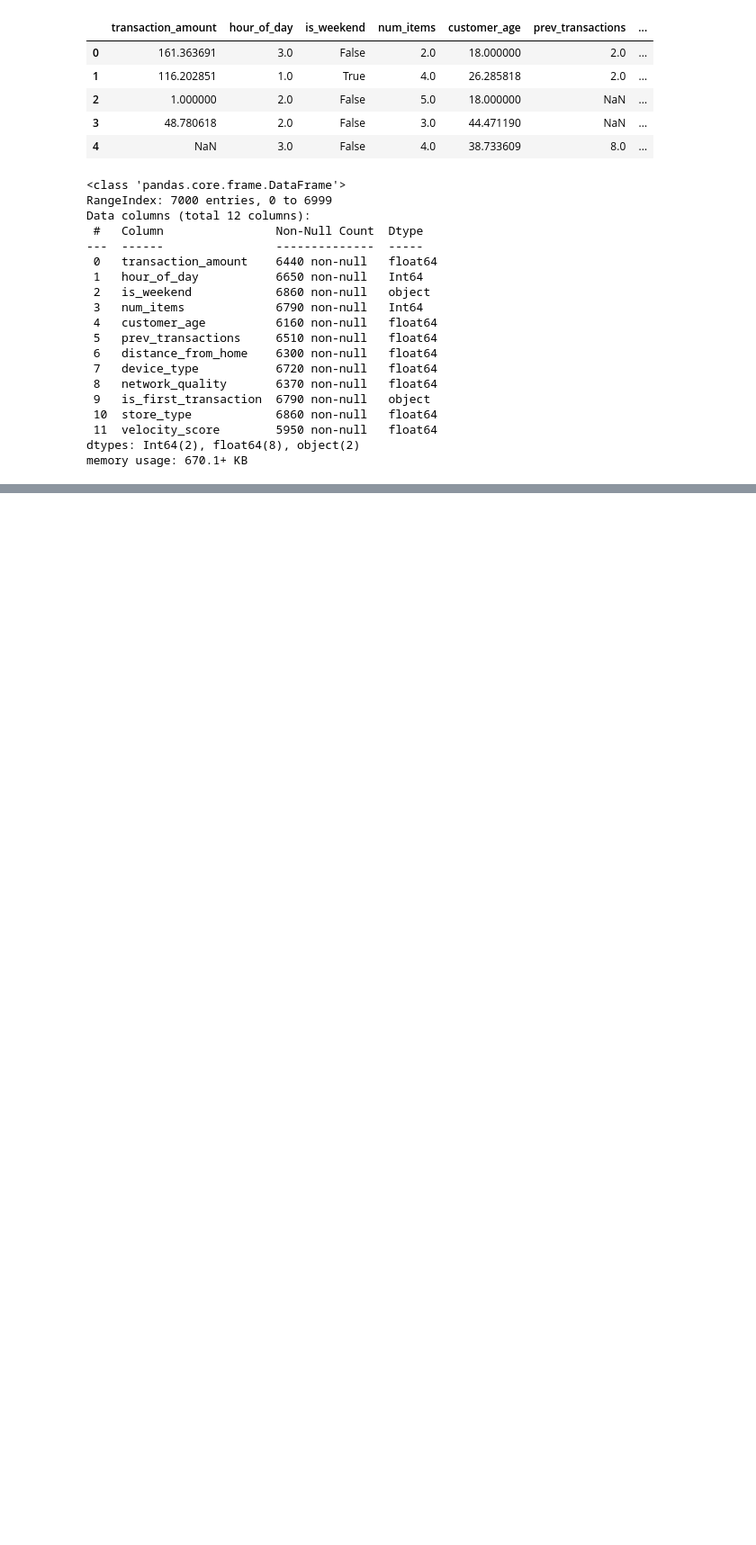
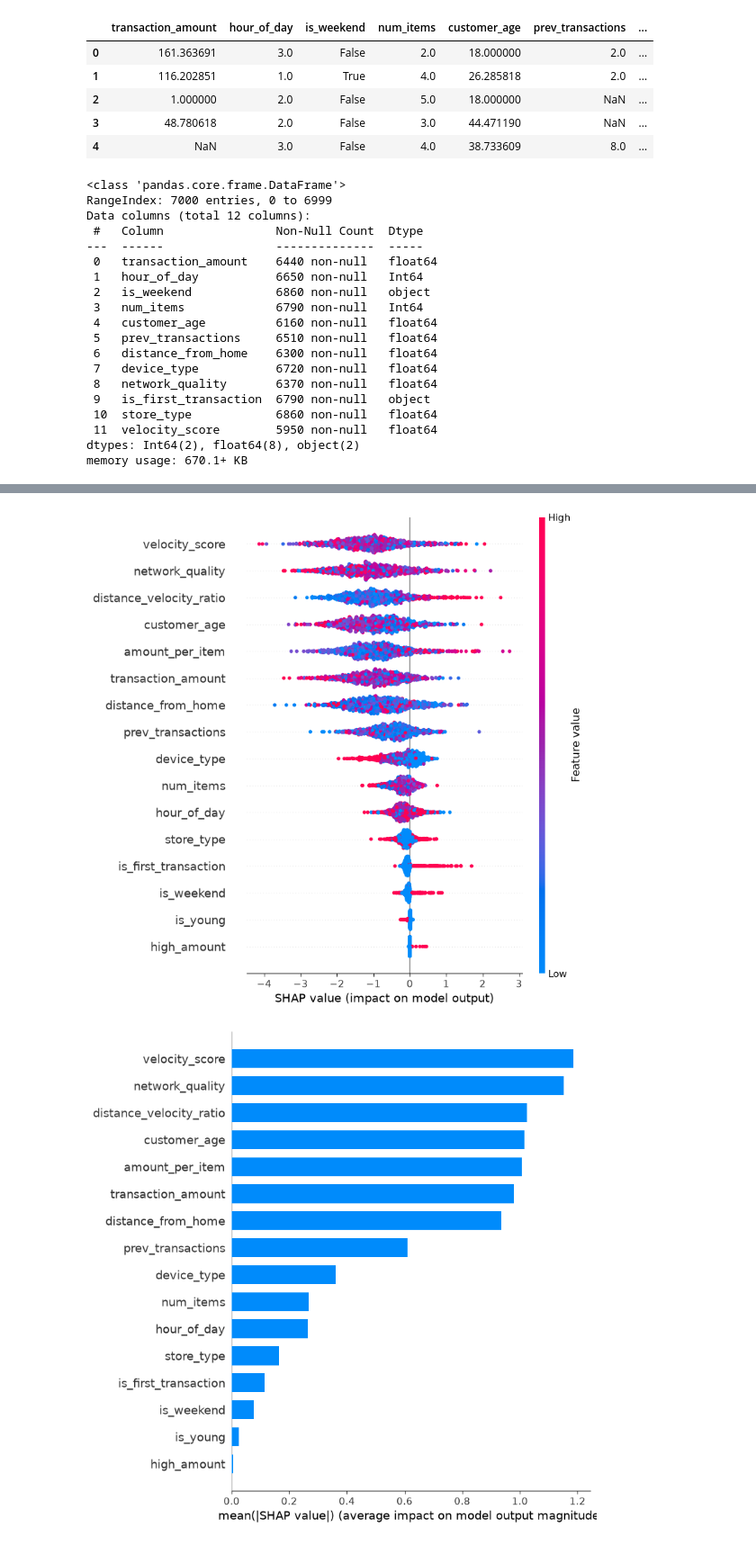
Before and after one commit to nnewtanachat/ML-Fraude, a Jupyter notebook: notebook/eda.ipynb, the cells around one changed output, grey strips where cells are left out. Shown at 90% size. Drawn from its saved outputs; the diff is of its cells as text; code cells hidden in the pictures; blank space fills up the shorter version.

```diff
--- a/notebook/eda.ipynb
+++ b/notebook/eda.ipynb
@@ -281,0 +367,17 @@ NaN in test: 78
+# %%
+best_params = study.best_params
+best_params.update({
+    "scale_pos_weight": scale_pos_weight,
+    "random_state": RANDOM_STATE,
+    "eval_metric": "aucpr",
+})
+
+final_model = XGBClassifier(**best_params)
+final_model.fit(X_train_cv, y_train_cv)    # train ด้วย train+val
+
+y_pred = final_model.predict(X_test_df)
+y_proba = final_model.predict_proba(X_test_df)[:, 1]
+
+print(classification_report(y_test, y_pred))
+print(f"Test ROC-AUC: {roc_auc_score(y_test, y_proba):.4f}")
+print(f"Test PR-AUC: {average_precision_score(y_test, y_proba):.4f}")
@@ -281,0 +398,9 @@ NaN in test: 78
+# %%
+explainer = shap.TreeExplainer(final_model)
+shap_values = explainer.shap_values(X_test_df)
+shap.summary_plot(shap_values, X_test_df)
+shap.force_plot(explainer.expected_value, shap_values[0], X_test_df.iloc[0])
+shap.summary_plot(shap_values, X_test_df, plot_type="bar")
+# %% [output]
+[figure, added]
+[figure, added]
```
Also changed, not shown: parts of 13 cells of this notebook, 18 other files.
